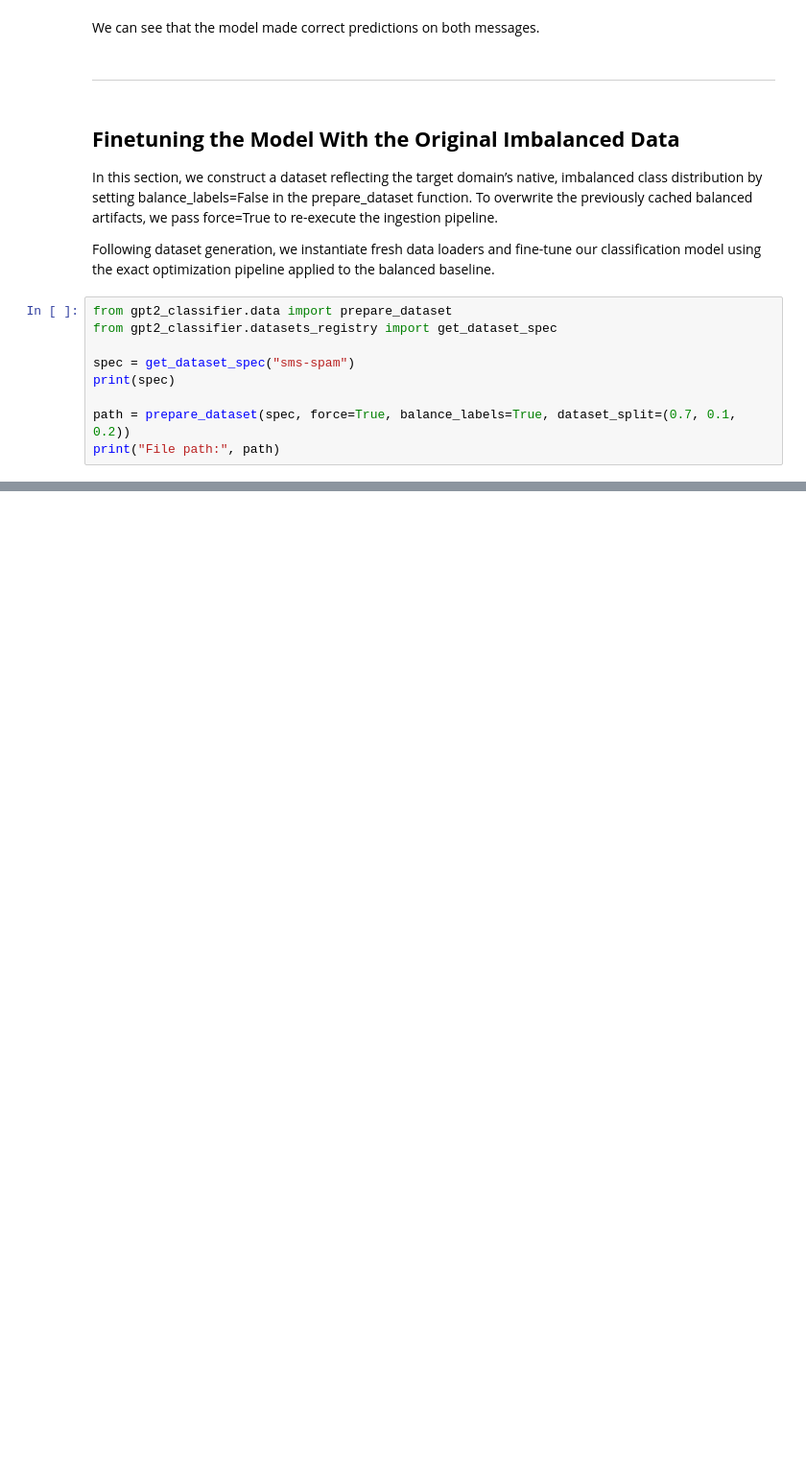
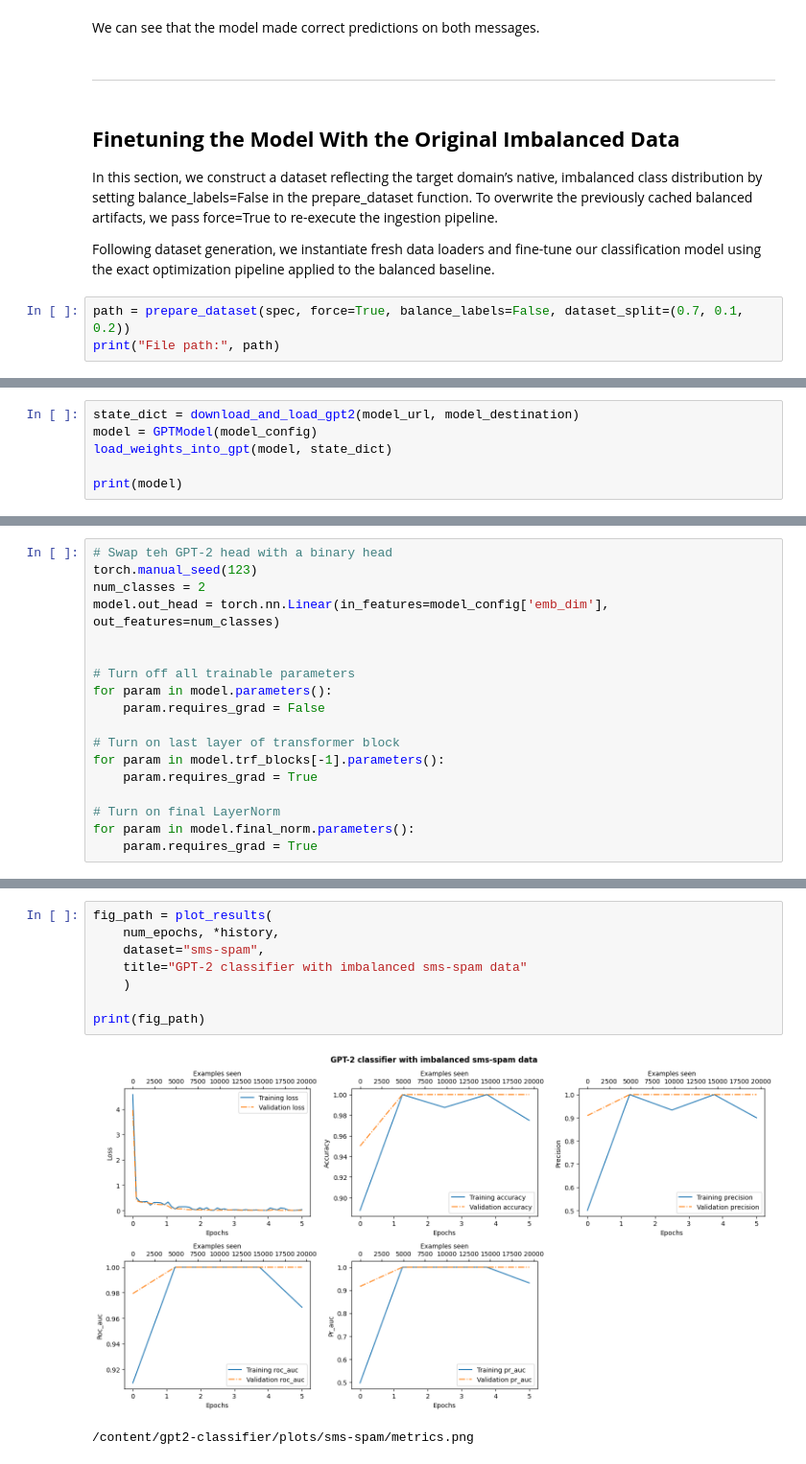
Before and after one commit to paymantohidifar/gpt2-text-classifier-from-scratch, a Jupyter notebook: notebooks/01_sms_spam_classification.ipynb, the cells around one changed output, grey strips where cells are left out. Shown at 96% size. Drawn from its saved outputs; the diff is of its cells as text; blank space fills up the shorter version.

```diff
--- a/notebooks/01_sms_spam_classification.ipynb
+++ b/notebooks/01_sms_spam_classification.ipynb
@@ -432,11 +546,5 @@ In this section, we construct a dataset reflecting the target domain’s native,
 
 Following dataset generation, we instantiate fresh data loaders and fine-tune our classification model using the exact optimization pipeline applied to the balanced baseline.
 # %%
-from gpt2_classifier.data import prepare_dataset
-from gpt2_classifier.datasets_registry import get_dataset_spec
-
-spec = get_dataset_spec("sms-spam")
-print(spec)
-
-path = prepare_dataset(spec, force=True, balance_labels=True, dataset_split=(0.7, 0.1, 0.2))
+path = prepare_dataset(spec, force=True, balance_labels=False, dataset_split=(0.7, 0.1, 0.2))
 print("File path:", path)
@@ -475,0 +572,6 @@ print(f"Training completed in {execution_time_minutes:.2f} minutes.")
+# %%
+state_dict = download_and_load_gpt2(model_url, model_destination)
+model = GPTModel(model_config)
+load_weights_into_gpt(model, state_dict)
+
+print(model)
@@ -475,0 +596,18 @@ print(f"Training completed in {execution_time_minutes:.2f} minutes.")
+# %%
+# Swap teh GPT-2 head with a binary head
+torch.manual_seed(123)
+num_classes = 2
+model.out_head = torch.nn.Linear(in_features=model_config['emb_dim'], out_features=num_classes)
+
+
+# Turn off all trainable parameters
+for param in model.parameters():
+    param.requires_grad = False
+
+# Turn on last layer of transformer block
+for param in model.trf_blocks[-1].parameters():
+    param.requires_grad = True
+
+# Turn on final LayerNorm
+for param in model.final_norm.parameters():
+    param.requires_grad = True
@@ -475,0 +653,11 @@ print(f"Training completed in {execution_time_minutes:.2f} minutes.")
+# %%
+fig_path = plot_results(
+    num_epochs, *history,
+    dataset="sms-spam",
+    title="GPT-2 classifier with imbalanced sms-spam data"
+    )
+
+print(fig_path)
+# %% [output]
+[figure, added]
+/content/gpt2-classifier/plots/sms-spam/metrics.png
```
Also changed, not shown: parts of 23 cells of this notebook.
